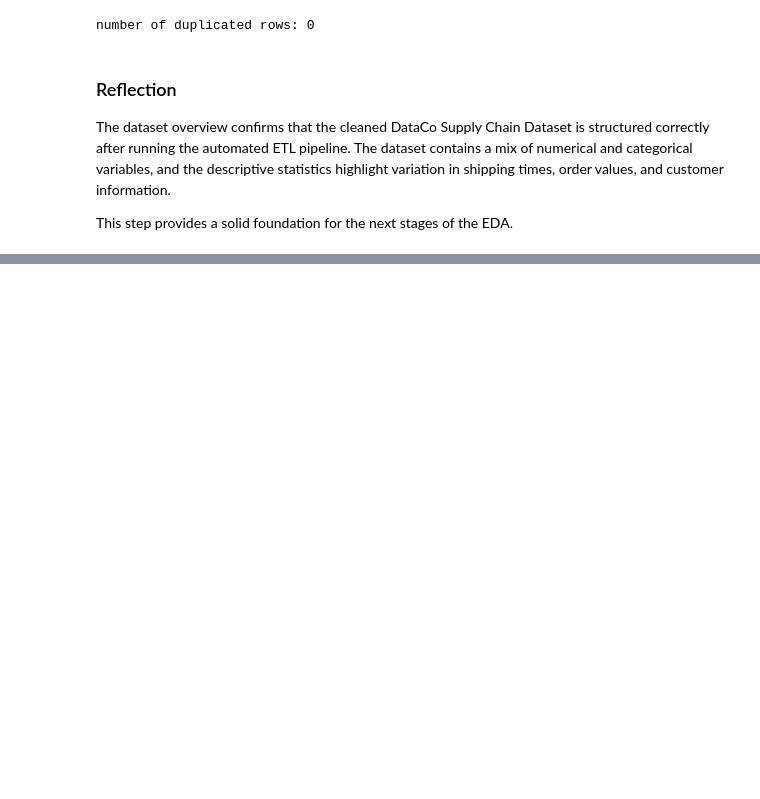
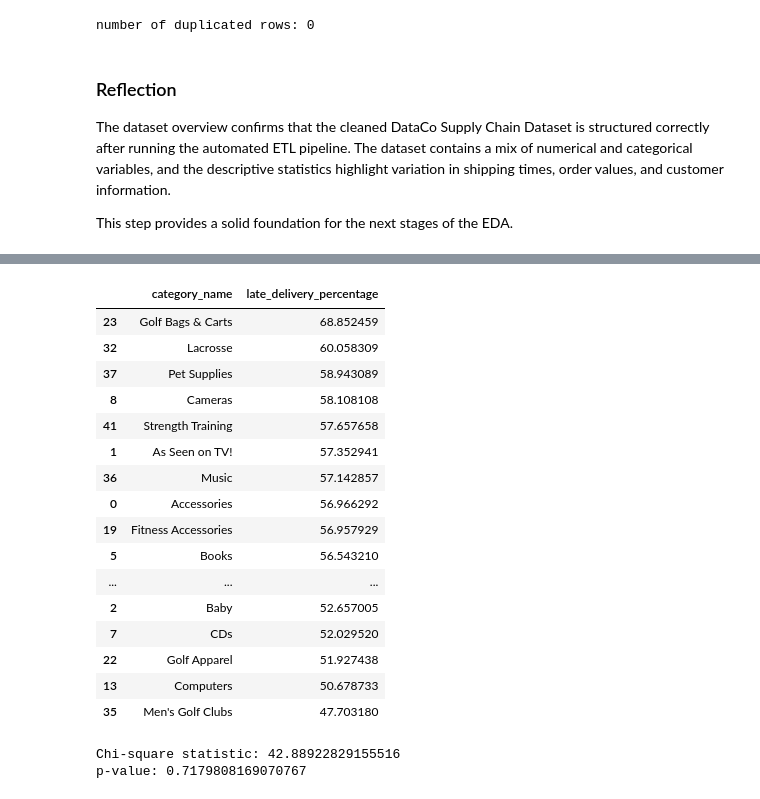
Before and after one commit to ljay9988/warehouse-analytics-project2, a Jupyter notebook: jupyter_notebooks/02-eda.ipynb, the cells around one changed output, grey strips where cells are left out. Cells and saved outputs as stored; diff of their text form; code cells hidden in the pictures; blank space fills up the shorter version.

```diff
--- a/jupyter_notebooks/02-eda.ipynb
+++ b/jupyter_notebooks/02-eda.ipynb
@@ -155,0 +434,28 @@ This step provides a solid foundation for the next stages of the EDA.
+# %%
+category_late = (
+    df.groupby("category_name")["late_delivery_risk"]
+      .mean()
+      .mul(100)
+      .reset_index(name="late_delivery_percentage")
+      .sort_values("late_delivery_percentage", ascending=False)
+)
+
+category_late
+# %% [output]
+|  | category_name | late_delivery_percentage |
+| 23 | Golf Bags & Carts | 68.852459 |
+| 32 | Lacrosse | 60.058309 |
+| 37 | Pet Supplies | 58.943089 |
+| 8 | Cameras | 58.108108 |
+| 41 | Strength Training | 57.657658 |
+| 1 | As Seen on TV! | 57.352941 |
+| 36 | Music | 57.142857 |
+| 0 | Accessories | 56.966292 |
+| 19 | Fitness Accessories | 56.957929 |
+| 5 | Books | 56.543210 |
+| ... | ... | ... |
+| 2 | Baby | 52.657005 |
+| 7 | CDs | 52.029520 |
+| 22 | Golf Apparel | 51.927438 |
+| 13 | Computers | 50.678733 |
+| 35 | Men's Golf Clubs | 47.703180 |
@@ -155,0 +479,13 @@ This step provides a solid foundation for the next stages of the EDA.
+# %%
+category_table = pd.crosstab(
+    df["category_name"],
+    df["late_delivery_risk"]
+)
+
+chi2, p_value, dof, expected = chi2_contingency(category_table)
+
+print("Chi-square statistic:", chi2)
+print("p-value:", p_value)
+# %% [output]
+Chi-square statistic: 42.88922829155516
+p-value: 0.7179808169070767
```
Also changed, not shown: parts of 34 cells of this notebook, 3 other files.
